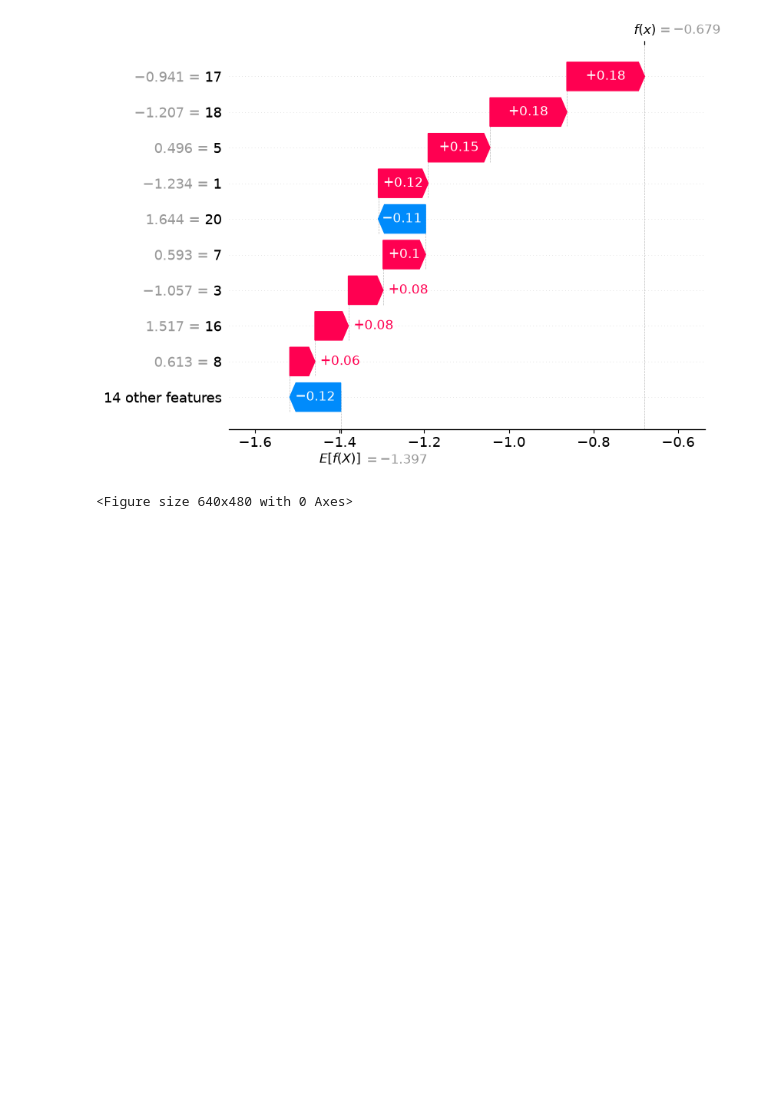
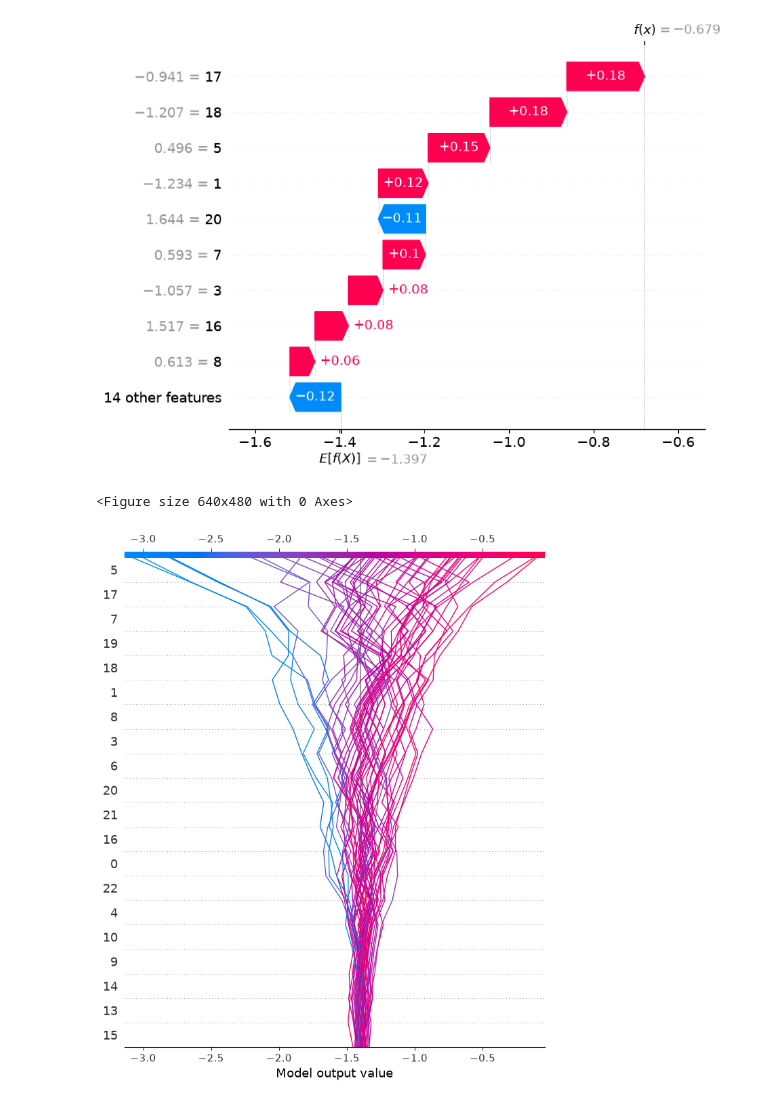
Before and after one commit to AbrahamNevin/FinGuard-AI, a Jupyter notebook: notebooks/07_Explainability.ipynb, the cells around one changed output. Drawn from its saved outputs; the diff is of its cells as text; code cells hidden in the pictures; blank space fills up the shorter version.

Commit message:
Feat: decision plot generated

```diff
--- a/notebooks/07_Explainability.ipynb
+++ b/notebooks/07_Explainability.ipynb
@@ -130,3 +130,12 @@ plt.show()
 # %% [output]
 [figure]
 <Figure size 640x480 with 0 Axes>
+# %%
+# Desision plot
+shap.decision_plot(
+    explainer.expected_value,
+    shap_values.values[:50],
+    X_test.iloc[:50]
+)
+# %% [output]
+[figure, added]
```
